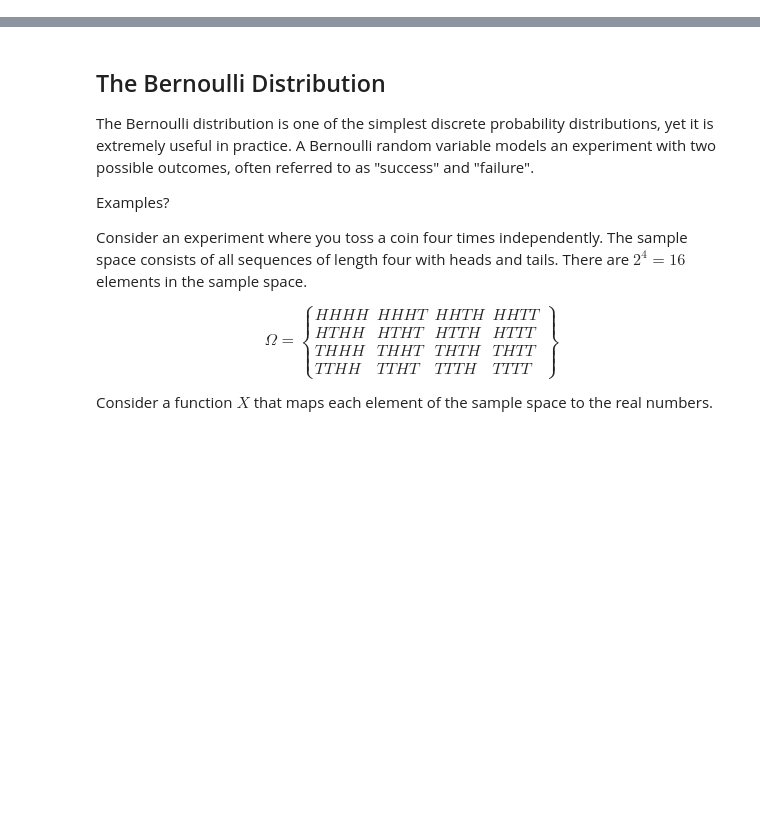
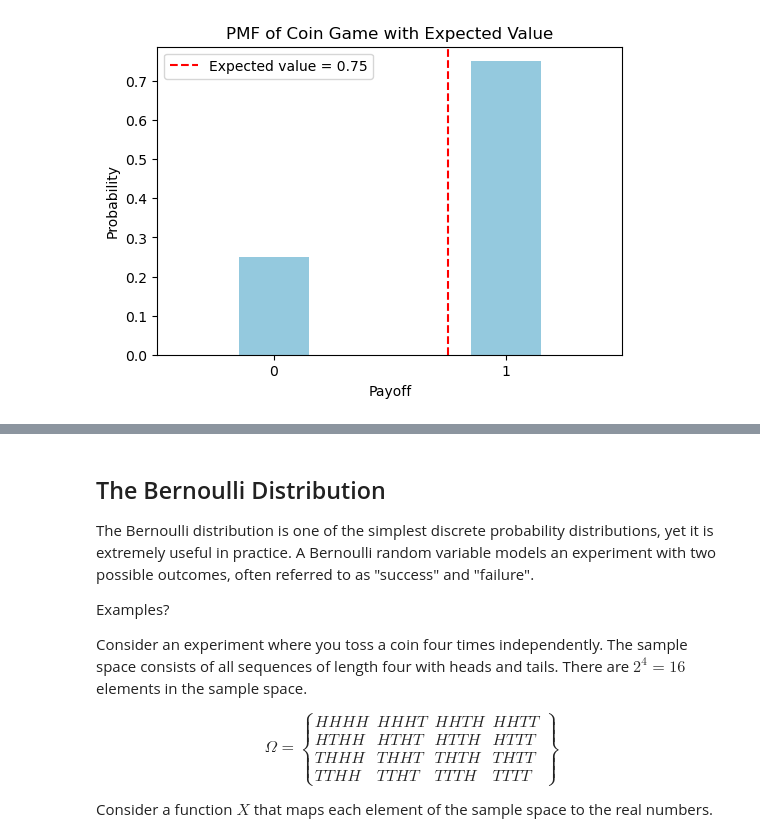
Before and after one commit to febse/stat2025, a Jupyter notebook: 06-Discrete-Random-Variables.ipynb, the cells around one changed output, grey strips where cells are left out. Cells and saved outputs as stored; diff of their text form; code cells hidden in the pictures; blank space fills up the shorter version.

```diff
--- a/06-Discrete-Random-Variables.ipynb
+++ b/06-Discrete-Random-Variables.ipynb
@@ -90,0 +251,32 @@ Text(9.444444444444445, 0.5, 'Proportions')
+# %%
+# Plot the expected value of the coin game in
+# a plot of the PMF using seaborn
+
+import seaborn as sns
+import matplotlib.pyplot as plt
+import numpy as np
+import pandas as pd
+
+# PMF for the payoff in the coin game: payoff can be 1 with probability 0.75, 0 with probability 0.25
+pmf = pd.DataFrame({
+    'payoff': [0, 1],
+    'probability': [0.25, 0.75]
+})
+
+# Compute expected value
+expected_value = (pmf['payoff'] * pmf['probability']).sum()
+
+plt.figure(figsize=(6,4))
+ax = sns.barplot(x='payoff', y='probability', data=pmf, color='skyblue', width=0.3)
+ax.set_ylabel('Probability')
+ax.set_xlabel('Payoff')
+
+# Add a vertical line for expected value
+plt.axvline(expected_value, color='red', linestyle='--', label=f'Expected value = {expected_value:.2f}')
+
+# Add legend
+plt.legend()
+plt.title('PMF of Coin Game with Expected Value')
+plt.show()
+# %% [output]
+[figure, added]
```
Also changed, not shown: parts of 20 cells of this notebook.
